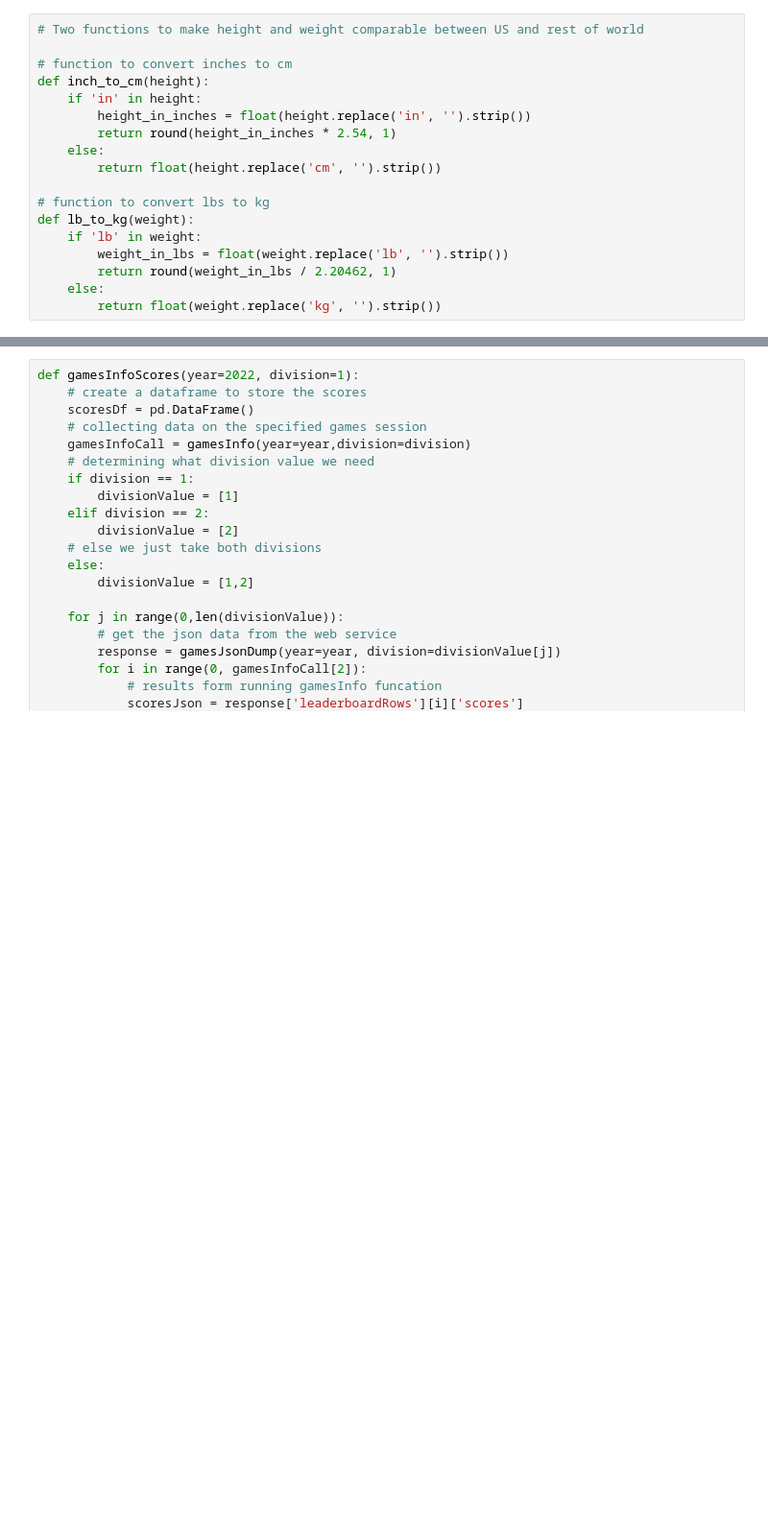
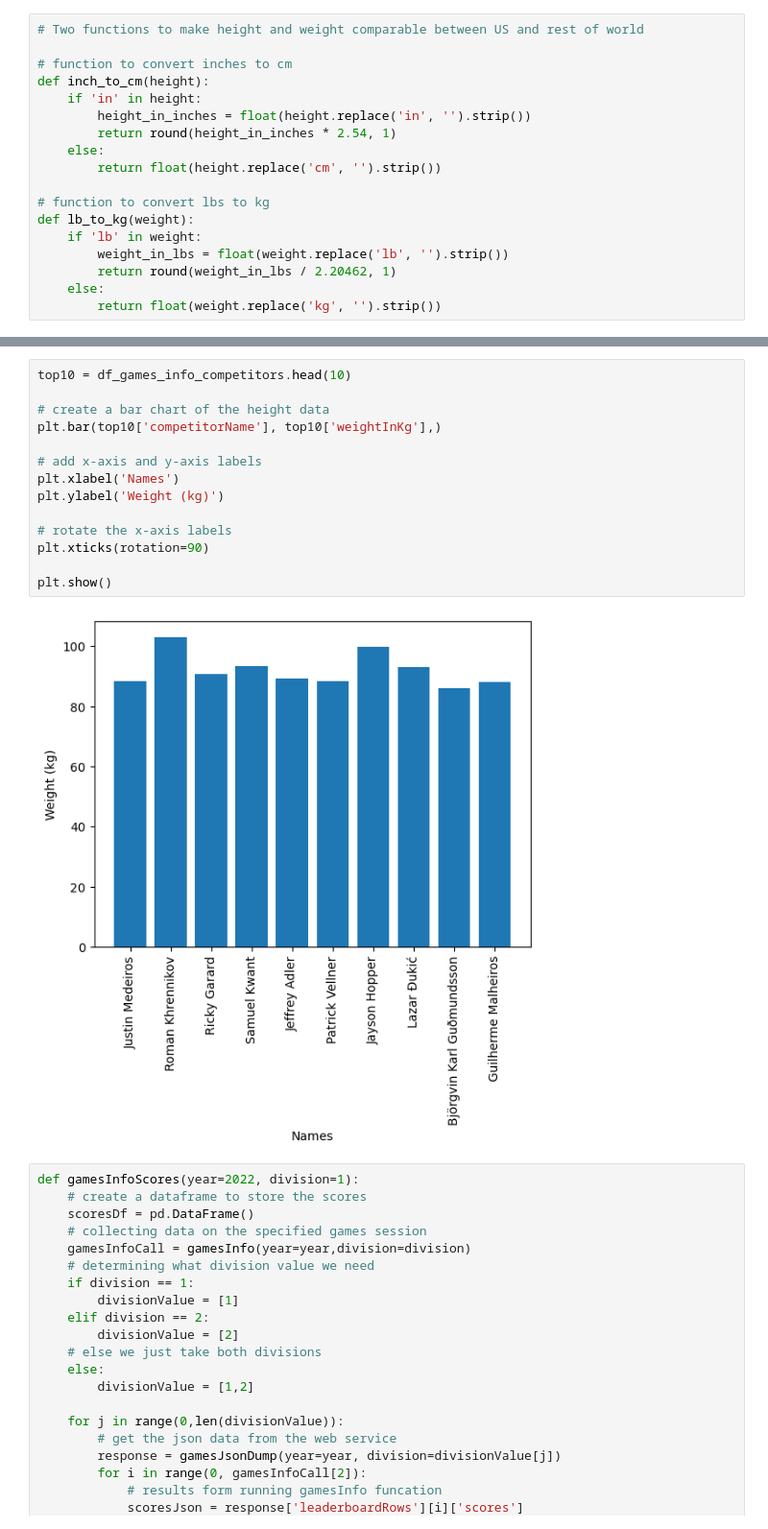
Before and after one commit to ArnarHardarson/rice-krispie-cakes, a Jupyter notebook: notebook_new_datamodel.ipynb, the cells around one changed output, grey strips where cells are left out. Shown at 96% size. Cells and saved outputs as stored; diff of their text form; blank space fills up the shorter version.

```diff
--- a/notebook_new_datamodel.ipynb
+++ b/notebook_new_datamodel.ipynb
@@ -136,3 +255,19 @@ df_cfgMales.loc[i,'heightInInches'] = heightInFeet*12 + heightInInches
+# %%
+top10 = df_games_info_competitors.head(10)
+
+# create a bar chart of the height data
+plt.bar(top10['competitorName'], top10['weightInKg'],)
+
+# add x-axis and y-axis labels
+plt.xlabel('Names')
+plt.ylabel('Weight (kg)')
+
+# rotate the x-axis labels
+plt.xticks(rotation=90)
+
+plt.show()
+# %% [output]
+[figure, added]
 # %%
 def gamesInfoScores(year=2022, division=1):
     # create a dataframe to store the scores
```
Also changed, not shown: parts of 23 cells of this notebook.
